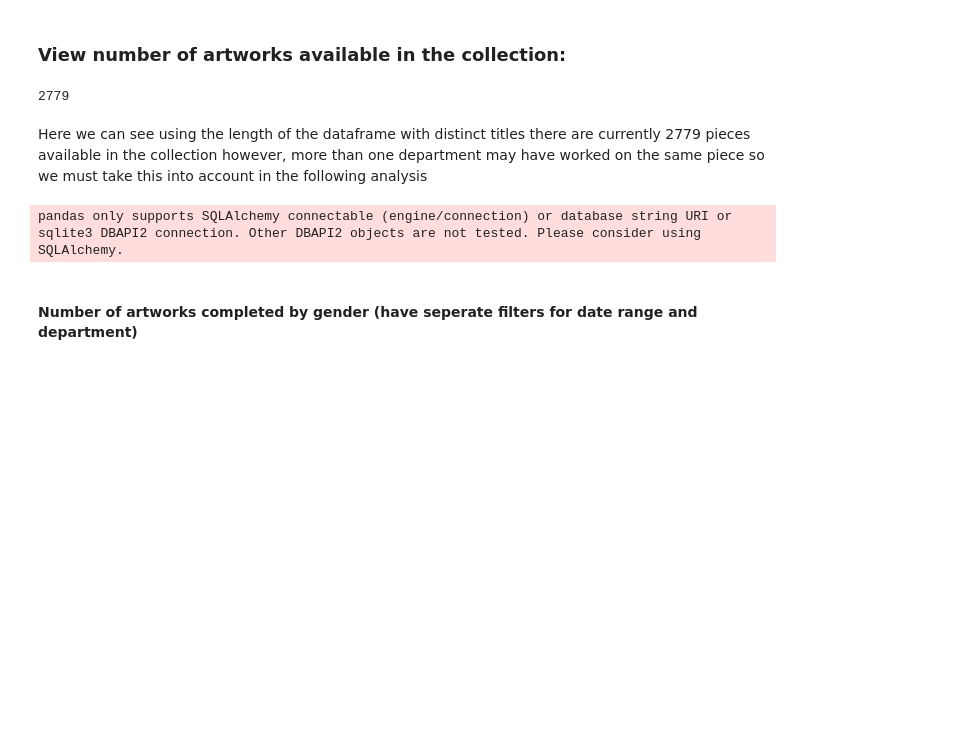
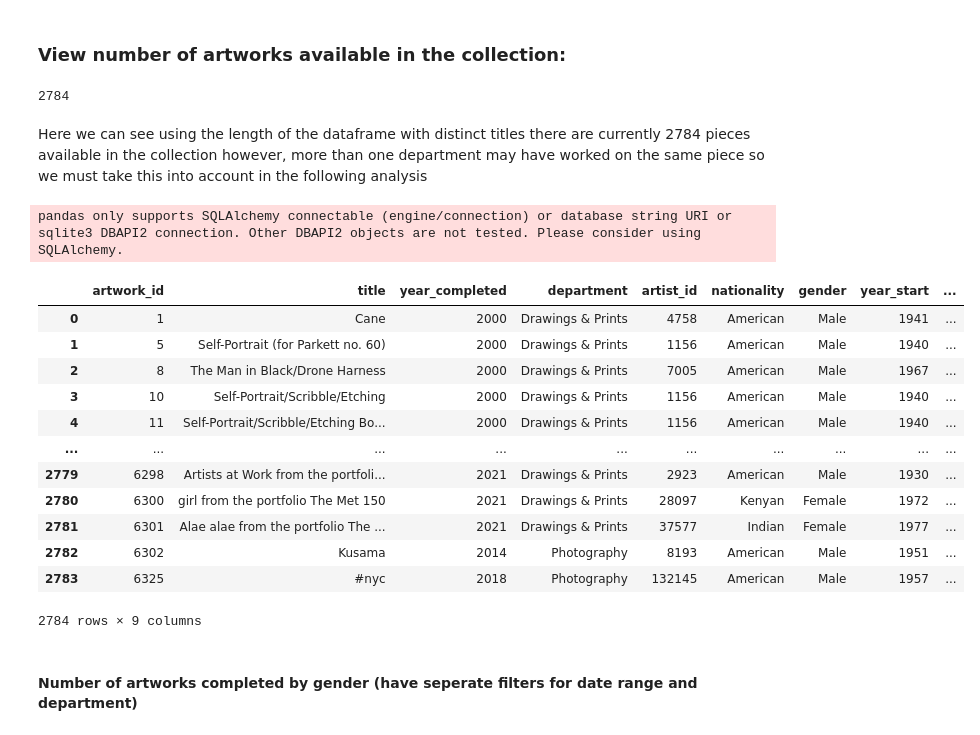
Before and after one commit to Eros-code/Equal-Experts, a Jupyter notebook: mma_analysis.ipynb, the cells around one changed output. Drawn from its saved outputs; the diff is of its cells as text; code cells hidden in the pictures; blank space fills up the shorter version.

```diff
--- a/mma_analysis.ipynb
+++ b/mma_analysis.ipynb
@@ -108,19 +108,33 @@ Now we have removed the untitled pieces we may proceed to process the data accor
 # %% [markdown]
 ### View number of artworks available in the collection:
 # %%
-no_untitled_dup = no_untitled.drop_duplicates(subset='title', keep="last")
+no_untitled_dup = no_untitled.drop_duplicates(subset=["title", "artist_id"], keep="last")
 # %%
-len(no_untitled_dup['title'])
+len(no_untitled_dup)
 # %% [output]
-2779
+2784
 # %% [markdown]
-Here we can see using the length of the dataframe with distinct titles there are currently 2779 pieces available in the collection however, more than one department may have worked on the same piece so we must take this into account in the following analysis
+Here we can see using the length of the dataframe with distinct titles there are currently 2784 pieces available in the collection however, more than one department may have worked on the same piece so we must take this into account in the following analysis
 # %%
 artist_db = sql.q("""SELECT * FROM artist""")
 # %% [output]
 pandas only supports SQLAlchemy connectable (engine/connection) or database string URI or sqlite3 DBAPI2 connection. Other DBAPI2 objects are not tested. Please consider using SQLAlchemy.
 # %%
-artwork_demographs = no_untitled.merge(artist_db[['artist_id','nationality','gender', 'year_start', 'year_end']], on='artist_id', how="left")
+artwork_demographs = no_untitled_dup.merge(artist_db[['artist_id','nationality','gender', 'year_start', 'year_end']], on='artist_id', how="left")
+# %% [output]
+|  | artwork_id | title | year_completed | department | artist_id | nationality | gender | year_start | ... |
+| 0 | 1 | Cane | 2000 | Drawings & Prints | 4758 | American | Male | 1941 | ... |
+| 1 | 5 | Self-Portrait (for Parkett no. 60) | 2000 | Drawings & Prints | 1156 | American | Male | 1940 | ... |
+| 2 | 8 | The Man in Black/Drone Harness | 2000 | Drawings & Prints | 7005 | American | Male | 1967 | ... |
+| 3 | 10 | Self-Portrait/Scribble/Etching | 2000 | Drawings & Prints | 1156 | American | Male | 1940 | ... |
+| 4 | 11 | Self-Portrait/Scribble/Etching Bo... | 2000 | Drawings & Prints | 1156 | American | Male | 1940 | ... |
+| ... | ... | ... | ... | ... | ... | ... | ... | ... | ... |
+| 2779 | 6298 | Artists at Work from the portfoli... | 2021 | Drawings & Prints | 2923 | American | Male | 1930 | ... |
+| 2780 | 6300 | girl from the portfolio The Met 150 | 2021 | Drawings & Prints | 28097 | Kenyan | Female | 1972 | ... |
+| 2781 | 6301 | Alae alae from the portfolio The ... | 2021 | Drawings & Prints | 37577 | Indian | Female | 1977 | ... |
+| 2782 | 6302 | Kusama | 2014 | Photography | 8193 | American | Male | 1951 | ... |
+| 2783 | 6325 | #nyc | 2018 | Photography | 132145 | American | Male | 1957 | ... |
+2784 rows × 9 columns
 # %% [markdown]
 #### Number of artworks completed by gender (have seperate filters for date range and department)
 # %%
```
Also changed, not shown: parts of 1 cell of this notebook, 4 other files.
